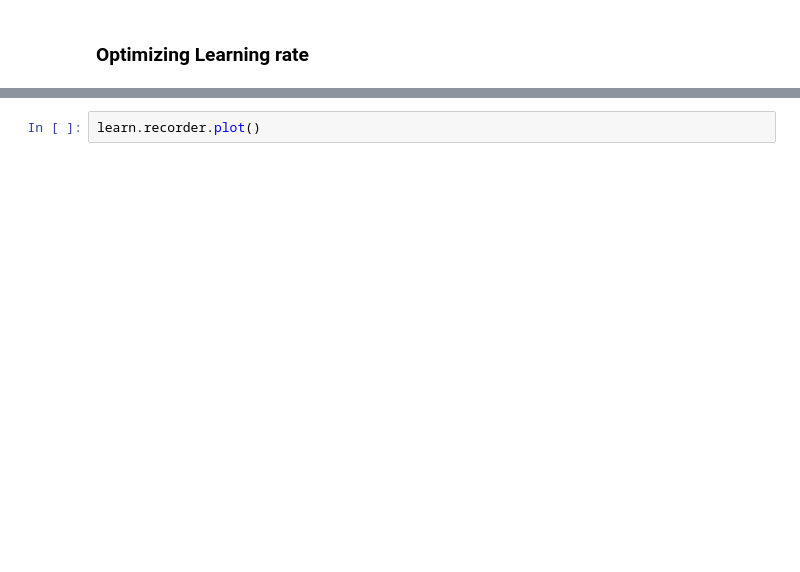
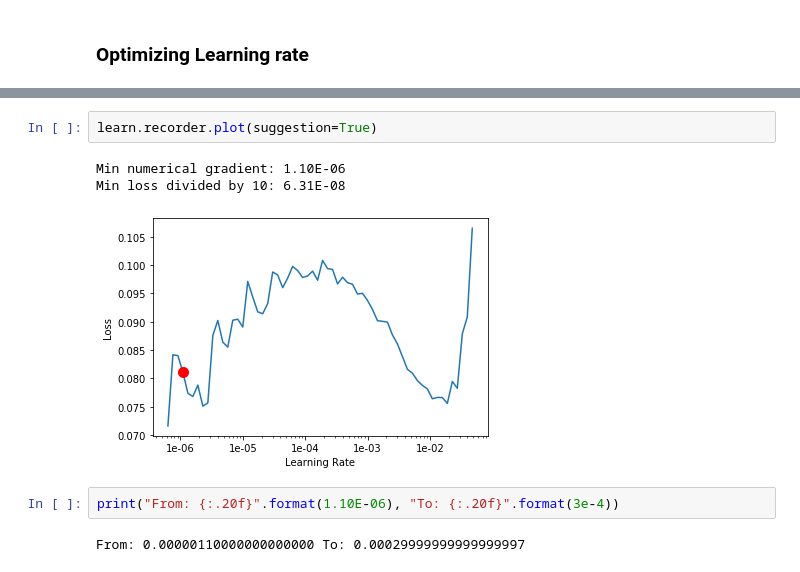
Before and after one commit to mdalvi/fast-ai-lessons, a Jupyter notebook: course-v3/nbs/dl1/lesson2_exercise.ipynb, the cells around one changed output, grey strips where cells are left out. Drawn from its saved outputs; the diff is of its cells as text; blank space fills up the shorter version.

```diff
--- a/course-v3/nbs/dl1/lesson2_exercise.ipynb
+++ b/course-v3/nbs/dl1/lesson2_exercise.ipynb
@@ -124,3 +137,11 @@ learn.lr_find()
 # %%
-learn.recorder.plot()
+learn.recorder.plot(suggestion=True)
+# %% [output]
+Min numerical gradient: 1.10E-06
+Min loss divided by 10: 6.31E-08
+[figure, added]
+# %%
+print("From: {:.20f}".format(1.10E-06), "To: {:.20f}".format(3e-4))
+# %% [output]
+From: 0.00000110000000000000 To: 0.00029999999999999997
 # %%
```
Also changed, not shown: parts of 11 cells of this notebook, 3 other files.
